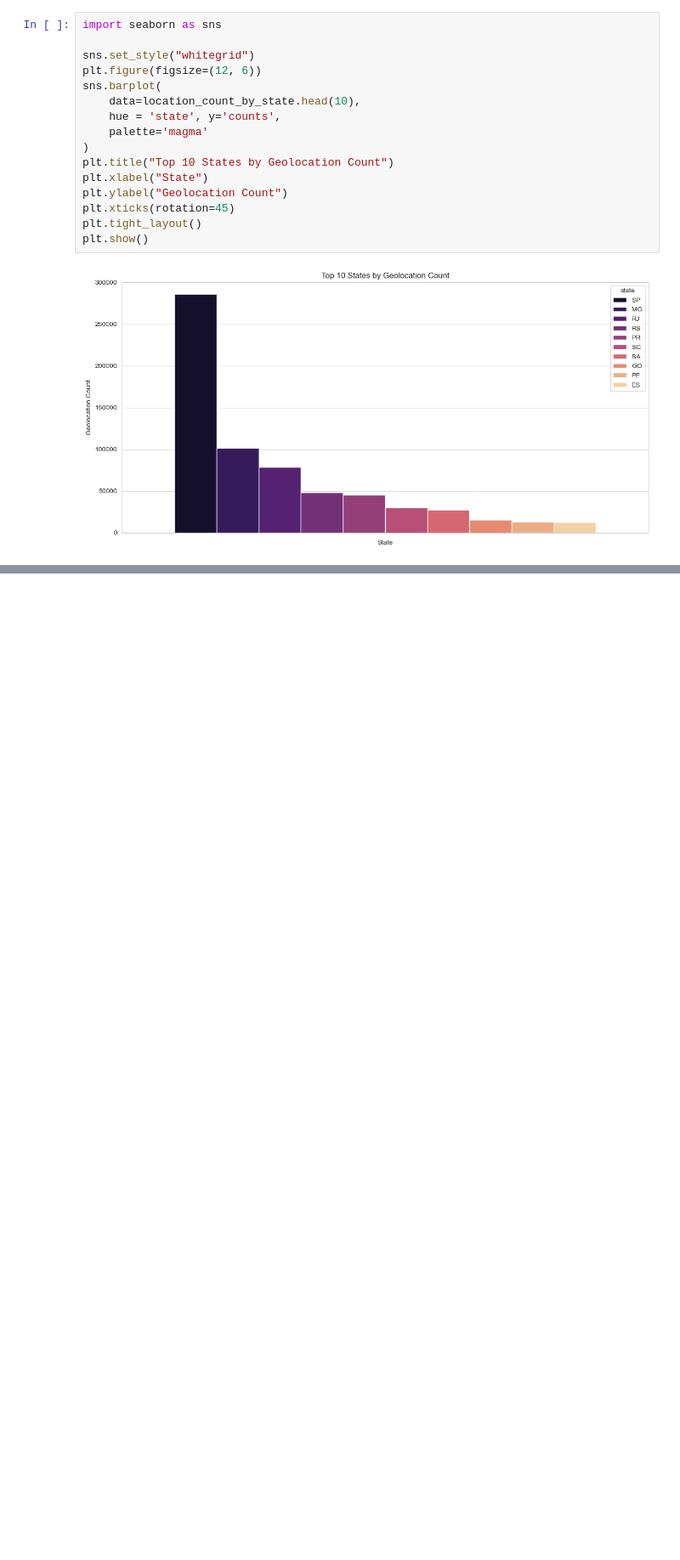
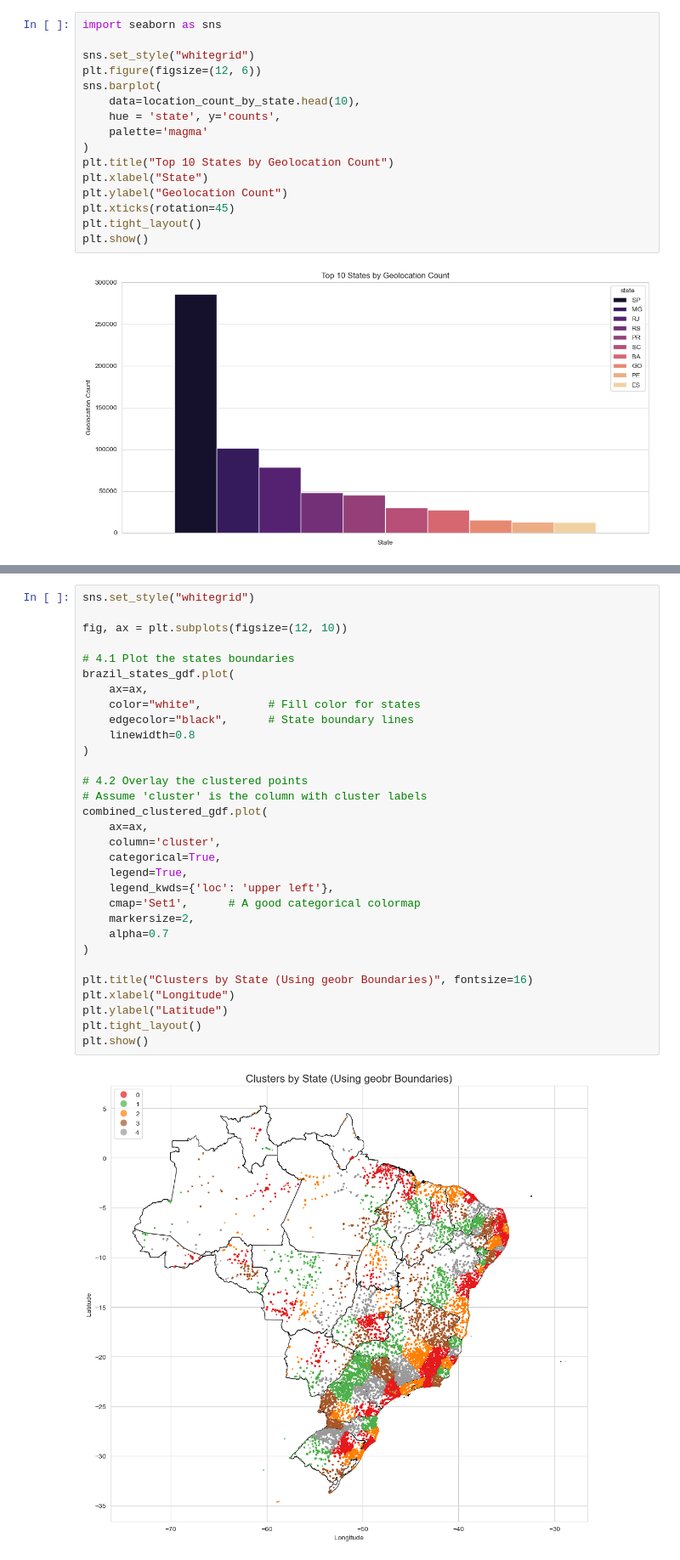
Before and after one commit to kealankuar/olist-analysis-dashboard-project, a Jupyter notebook: notebooks/geospatial_analysis.ipynb, the cells around one changed output, grey strips where cells are left out. Shown at 85% size. Cells and saved outputs as stored; diff of their text form; blank space fills up the shorter version.

```diff
--- a/notebooks/geospatial_analysis.ipynb
+++ b/notebooks/geospatial_analysis.ipynb
@@ -244,0 +324,33 @@ m
+# %%
+sns.set_style("whitegrid")
+
+fig, ax = plt.subplots(figsize=(12, 10))
+
+# 4.1 Plot the states boundaries
+brazil_states_gdf.plot(
+    ax=ax,
+    color="white",          # Fill color for states
+    edgecolor="black",      # State boundary lines
+    linewidth=0.8
+)
+
+# 4.2 Overlay the clustered points
+# Assume 'cluster' is the column with cluster labels
+combined_clustered_gdf.plot(
+    ax=ax,
+    column='cluster',
+    categorical=True,
+    legend=True,
+    legend_kwds={'loc': 'upper left'},
+    cmap='Set1',      # A good categorical colormap
+    markersize=2,
+    alpha=0.7
+)
+
+plt.title("Clusters by State (Using geobr Boundaries)", fontsize=16)
+plt.xlabel("Longitude")
+plt.ylabel("Latitude")
+plt.tight_layout()
+plt.show()
+# %% [output]
+[figure, added]
```
Also changed, not shown: parts of 11 cells of this notebook.
